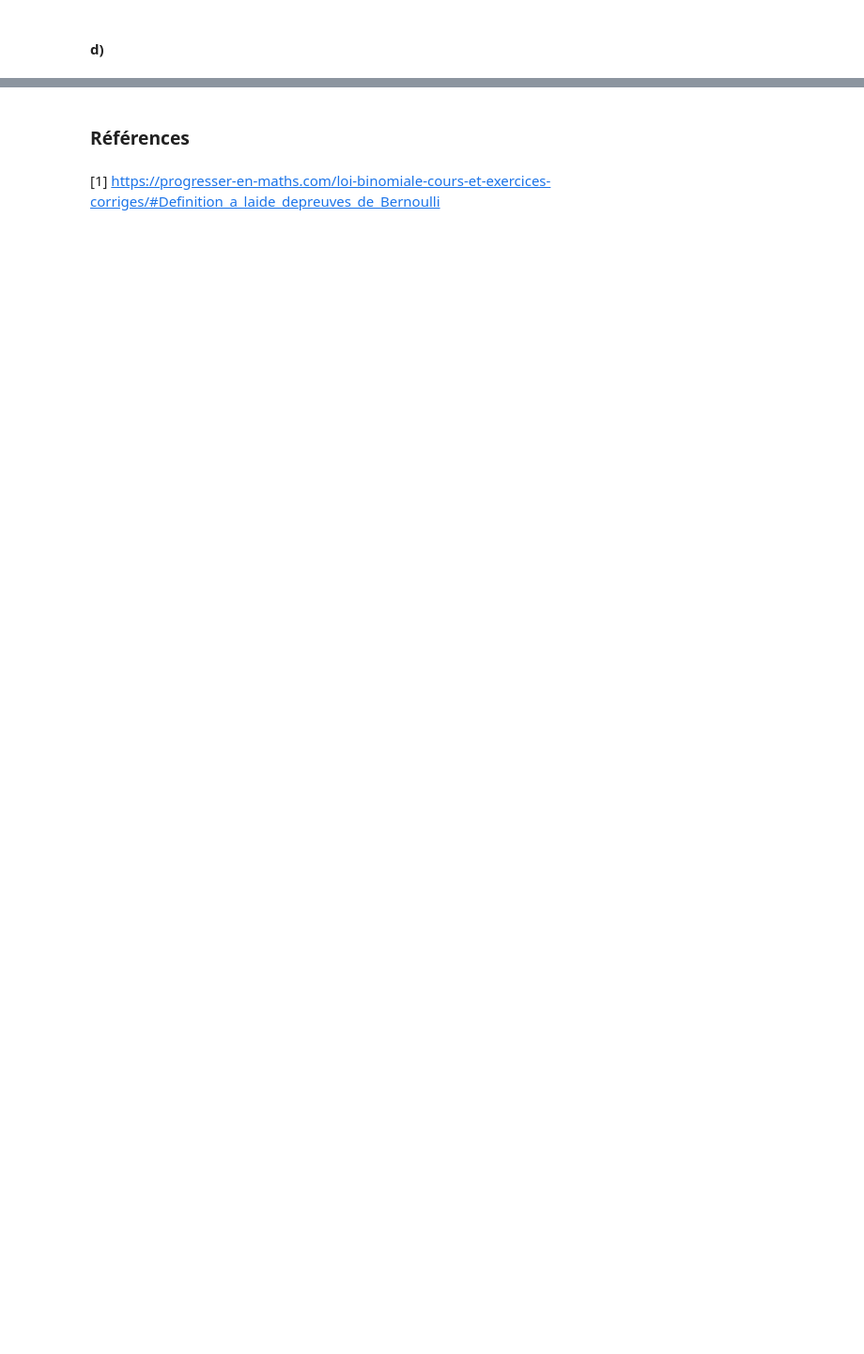
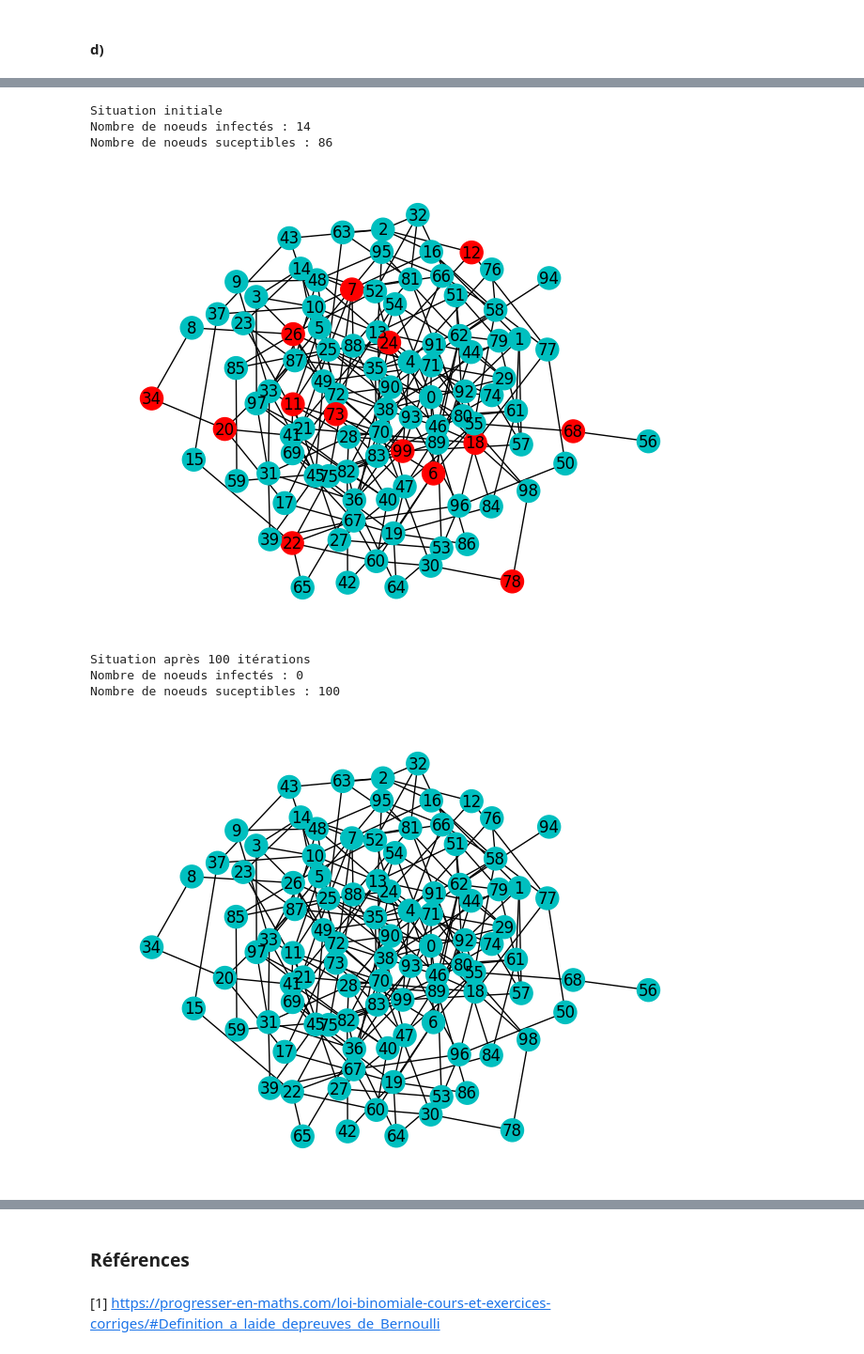
Before and after one commit to thcha67/tp_phys_num, a Jupyter notebook: TP4_ThomasC_SimonG_LaurentE/TP4_ThomasC_SimonG_LaurentE.ipynb, the cells around one changed output, grey strips where cells are left out. Shown: that part at 94% size. Cells and saved outputs as stored; diff of their text form; code cells hidden in the pictures; blank space fills up the shorter version.

```diff
--- a/TP4_ThomasC_SimonG_LaurentE/TP4_ThomasC_SimonG_LaurentE.ipynb
+++ b/TP4_ThomasC_SimonG_LaurentE/TP4_ThomasC_SimonG_LaurentE.ipynb
@@ -427,15 +492,15 @@ plt.show()
 class SIS(nx.Graph):
     def __init__(self, network_path, alpha, beta):
         """Initialisation du modèle SIS"""
-        # Read the graph from the adjlist file
+        # On charge le réseau
         G_temp = nx.read_adjlist(network_path)
 
-        # Initialize the parent class
+        # On initialise la classe mère
         super().__init__()
         self.add_nodes_from(G_temp.nodes(data=True))
         self.add_edges_from(G_temp.edges(data=True))
 
-        # Initialize our parameters
+        # Initialisation de nos paramètres
         self.sis_alpha = alpha  # taux de guérison
         self.sis_beta = beta    # taux d'infection
         self.sis_N = self.number_of_nodes()  # nombre de noeuds
@@ -547,7 +612,7 @@ class SIS(nx.Graph):
         return np.sum(self.sis_nodes)
 
     def get_nb_healthy_nodes(self) -> int:
-        """Retourne le nombre de noeuds guéris"""
+        """Retourne le nombre de noeuds succeptibles"""
         return self.sis_N - np.sum(self.sis_nodes)
 
     @staticmethod
@@ -562,24 +627,37 @@ class SIS(nx.Graph):
         # Save the graph to the adjlist file
         nx.write_adjlist(G, network_path)
 # %%
+# Set the random seed for reproducibility
+#np.random.seed(0)
+
 #SIS.create_network(10, 0.5, "data/reseau_petit.adj")
 
 # Create a SIS object
 # SIS(path_to_network, alpha, beta)
-#a = SIS("data/reseau_petit.adj", 0.25, 1)
-
-graph = SIS("data/reseau.adj", 0.05, 0.1)
+# graph = SIS("data/reseau_petit.adj", 0.25, 1)
+graph = SIS("data/reseau.adj", 0.2, 0.1)
 pos = nx.kamada_kawai_layout(graph)  # très lisible
 
 graph.init_infected(0.1)
+print("Situation initiale")
 print("Nombre de noeuds infectés :", graph.get_nb_infected_nodes())
 print("Nombre de noeuds suceptibles :", graph.get_nb_healthy_nodes())
 nx.draw(graph, pos, with_labels=True, node_color=graph.sis_nodes_colors, node_size=300)
 plt.show()
 
 graph.simulate_multiple_iteration(100)
+print("Situation après 100 itérations")
 print("Nombre de noeuds infectés :", graph.get_nb_infected_nodes())
 print("Nombre de noeuds suceptibles :", graph.get_nb_healthy_nodes())
 nx.draw(graph, pos, with_labels=True, node_color=graph.sis_nodes_colors, node_size=300)
 plt.show()
+# %% [output]
+Situation initiale
+Nombre de noeuds infectés : 14
+Nombre de noeuds suceptibles : 86
+[figure, added]
+Situation après 100 itérations
+Nombre de noeuds infectés : 0
+Nombre de noeuds suceptibles : 100
+[figure, added]
 # %%
```
Also changed, not shown: parts of 11 cells of this notebook.
